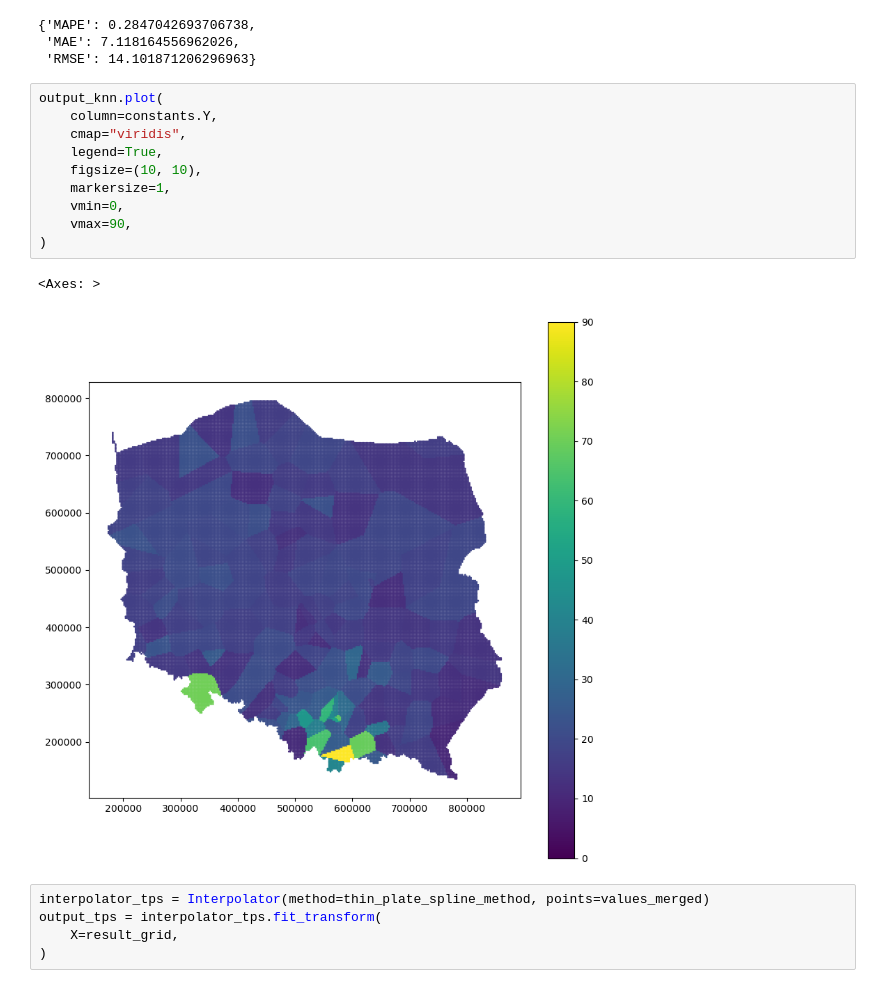
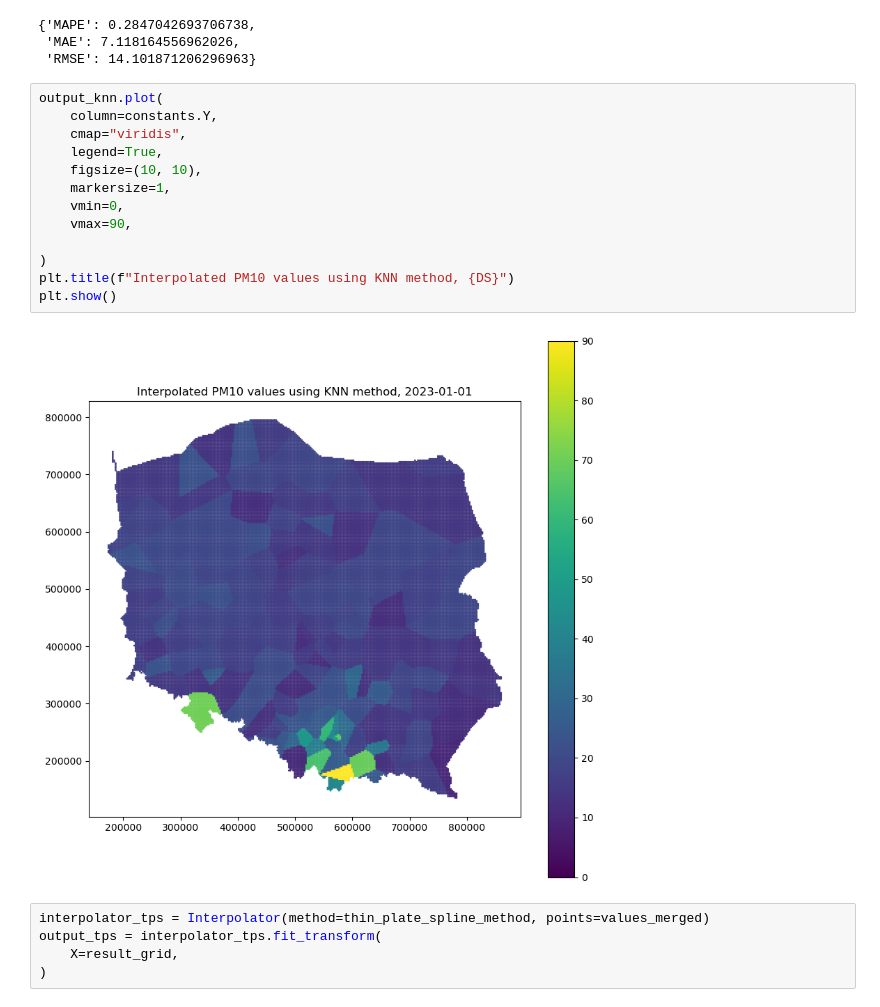
Before and after one commit to eo-agh/daes-project-2425-ispies, a Jupyter notebook: notebooks/interpolation_01.ipynb, the cells around one changed output. Saved outputs shown, nothing was run; the diff lists cells and outputs as text.

```diff
--- a/notebooks/interpolation_01.ipynb
+++ b/notebooks/interpolation_01.ipynb
@@ -119,16 +120,18 @@ display(interpolator_knn.metrics)
 # %%
 output_knn.plot(
     column=constants.Y,
     cmap="viridis",
     legend=True,
     figsize=(10, 10),
     markersize=1,
     vmin=0,
     vmax=90,
+
 )
+plt.title(f"Interpolated PM10 values using KNN method, {DS}")
+plt.show()
 # %% [output]
-<Axes: >
-[figure, old version]
+[figure, new version]
 # %%
 interpolator_tps = Interpolator(method=thin_plate_spline_method, points=values_merged)
 output_tps = interpolator_tps.fit_transform(
```
Also changed, not shown: parts of 2 cells of this notebook, 1 other file.
